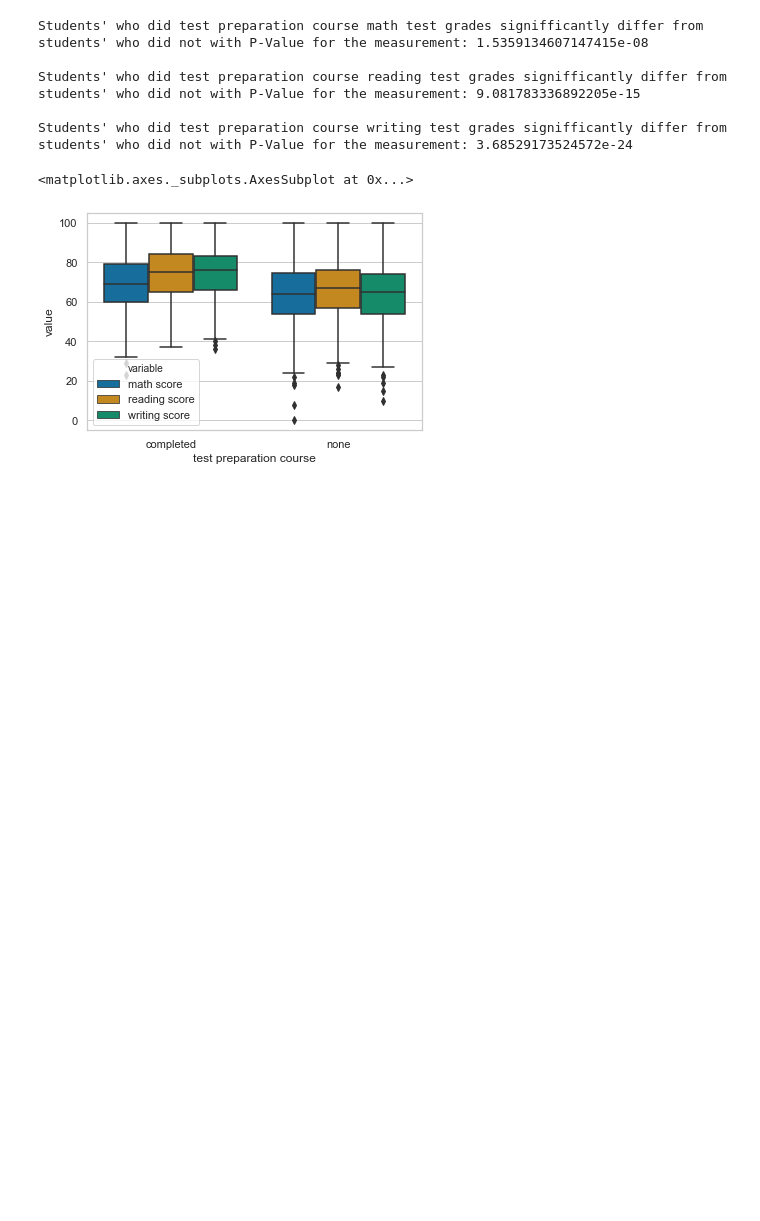
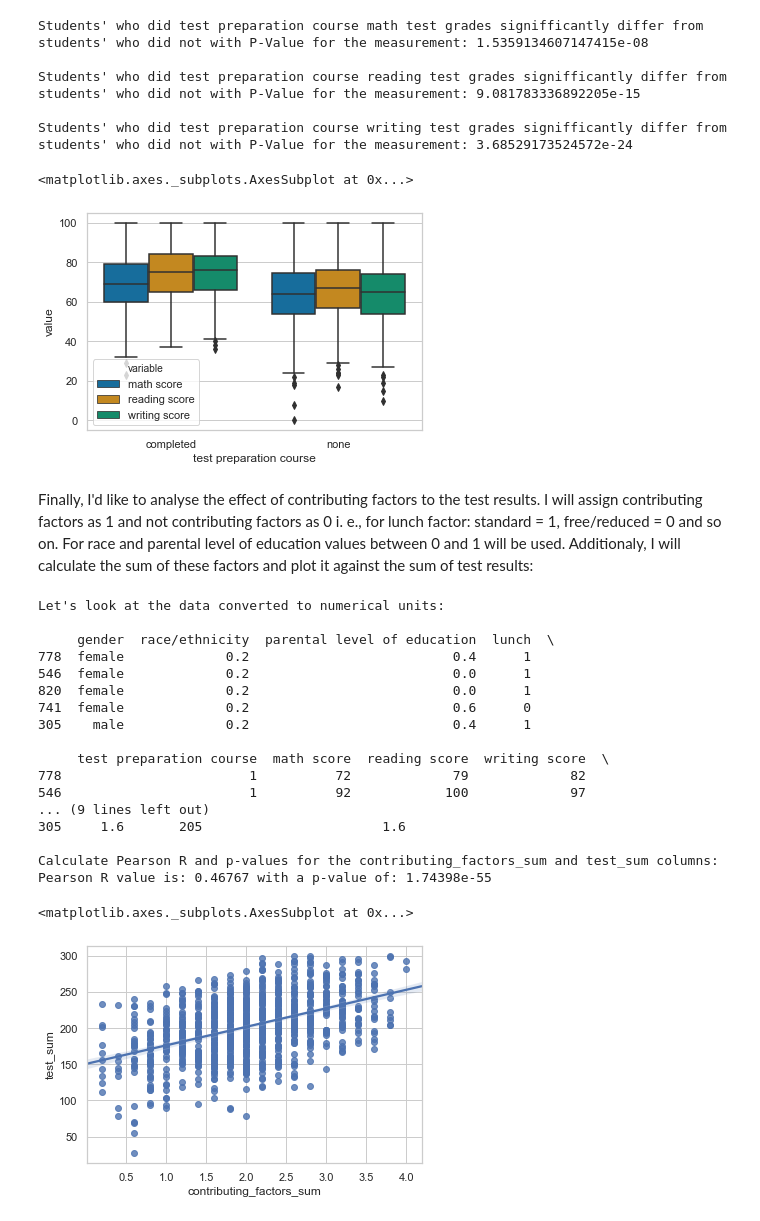
Before and after one commit to Qrgon/SynBio, a Jupyter notebook: Report Jupyter.ipynb, the cells around one changed output. Saved outputs shown, nothing was run; the diff lists cells and outputs as text; code cells hidden in the pictures; blank space fills up the shorter version.

Commit message:
Final update on contributing factors

```diff
--- a/Report Jupyter.ipynb
+++ b/Report Jupyter.ipynb
@@ -538,3 +532,52 @@ Students' who did test preparation course reading test grades signifficantly dif
 Students' who did test preparation course writing test grades signifficantly differ from students' who did not with P-Value for the measurement: 3.68529173524572e-24
 <matplotlib.axes._subplots.AxesSubplot at 0x...>
 [figure]
+# %% [markdown]
+Finally, I'd like to analyse the effect of contributing factors to the test results. I will assign contributing factors as 1 and not contributing factors as 0 i. e., for lunch factor: standard = 1, free/reduced = 0 and so on. For race and parental level of education values between 0 and 1 will be used. Additionaly, I will calculate the sum of these factors and plot it against the sum of test results:
+# %%
+cf_df['race/ethnicity'].replace(['group A'], value ='0.2', inplace=True)
+cf_df['race/ethnicity'].replace(['group B'], value ='0.4', inplace=True)
+cf_df['race/ethnicity'].replace(['group C'], value ='0.6', inplace=True)
+cf_df['race/ethnicity'].replace(['group D'], value ='0.8', inplace=True)
+cf_df['race/ethnicity'].replace(['group E'], value ='1', inplace=True)
+
+cf_df['parental level of education'].replace(['1'], value ='0', inplace=True)
+cf_df['parental level of education'].replace(['2'], value ='0.2', inplace=True)
+cf_df['parental level of education'].replace(['3'], value ='0.4', inplace=True)
+cf_df['parental level of education'].replace(['4'], value ='0.6', inplace=True)
+cf_df['parental level of education'].replace(['5'], value ='0.8', inplace=True)
+cf_df['parental level of education'].replace(['6'], value ='1', inplace=True)
+
+cf_df['lunch'].replace(['free/reduced'], value ='0', inplace=True)
+cf_df['lunch'].replace(['standard'], value ='1', inplace=True)
+
+cf_df['test preparation course'].replace(['none'], value ='0', inplace=True)
+cf_df['test preparation course'].replace(['completed'], value ='1', inplace=True)
+
+
+cf_df["contributing_factors_sum"]=cf_df['race/ethnicity']+cf_df['parental level of education']+cf_df['lunch']+cf_df['test preparation course']
+cf_df["test_sum"]=cf_df["reading score"]+cf_df["writing score"]+cf_df["math score"]
+print("Let's look at the data converted to numerical units:")
+print()
+print(cf_df.head())
+print()
+# %% [output]
+Let's look at the data converted to numerical units:
+
+     gender  race/ethnicity  parental level of education  lunch  \
+778  female             0.2                          0.4      1
+546  female             0.2                          0.0      1
+820  female             0.2                          0.0      1
+741  female             0.2                          0.6      0
+305    male             0.2                          0.4      1
+
+     test preparation course  math score  reading score  writing score  \
+778                        1          72             79             82
+546                        1          92            100             97
+... (9 lines left out)
+305     1.6       205                       1.6
+
+Calculate Pearson R and p-values for the contributing_factors_sum and test_sum columns:
+Pearson R value is: 0.46767 with a p-value of: 1.74398e-55
+<matplotlib.axes._subplots.AxesSubplot at 0x...>
+[figure, added]
```
Also changed, not shown: parts of 7 cells of this notebook.
